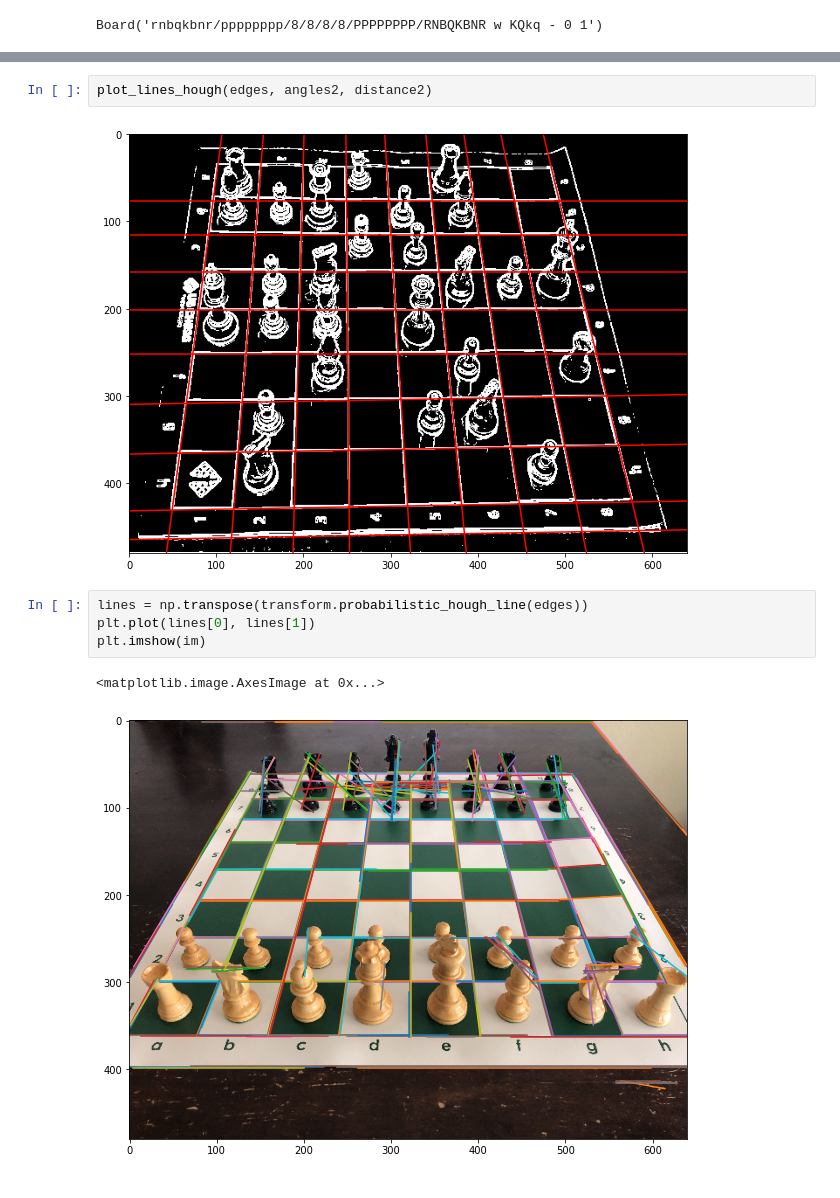
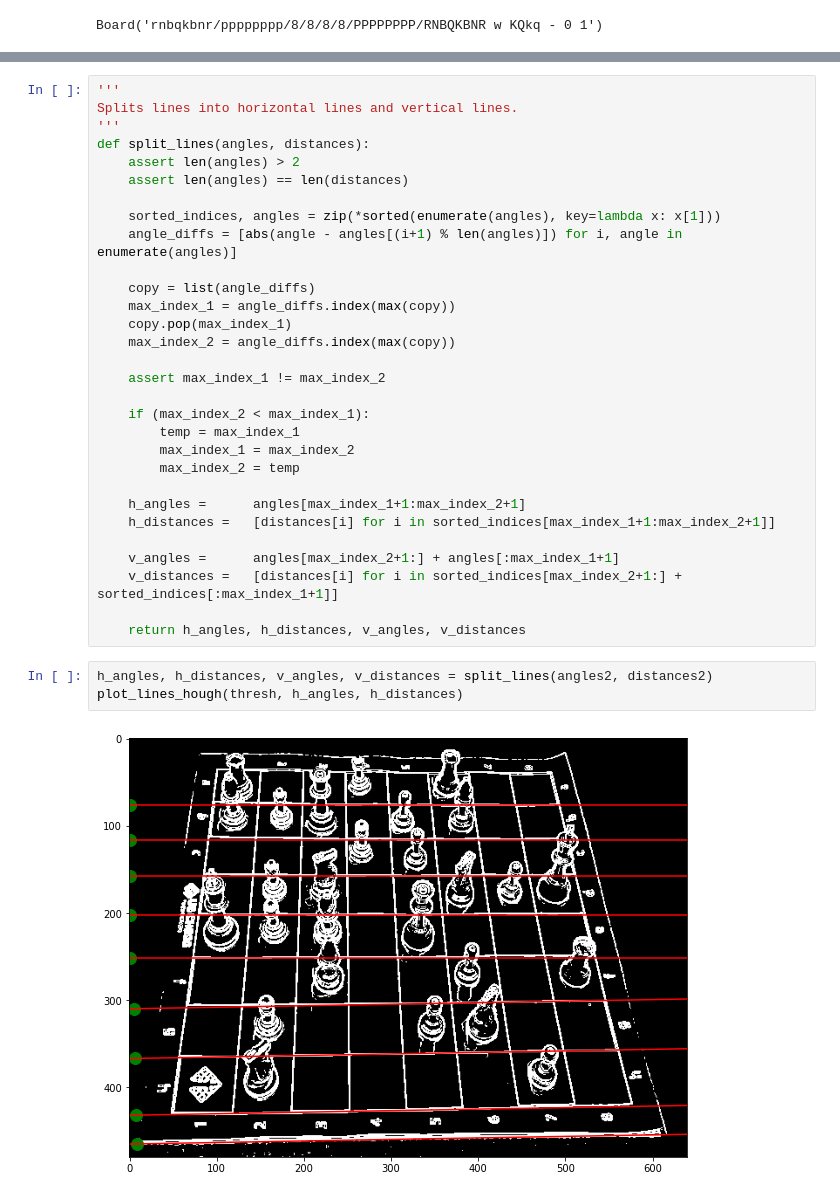
Before and after one commit to tniyer2/chess_image_detection, a Jupyter notebook: chess_detection.ipynb, the cells around one changed output, grey strips where cells are left out. Drawn from its saved outputs; the diff is of its cells as text.

```diff
--- a/chess_detection.ipynb
+++ b/chess_detection.ipynb
@@ -129,11 +152,35 @@ def plot_lines_hough(im, angles, dists):
-# %%
-plot_lines_hough(edges, angles2, distance2)
-# %% [output]
-[figure, removed]
-# %%
-lines = np.transpose(transform.probabilistic_hough_line(edges))
-plt.plot(lines[0], lines[1])
-plt.imshow(im)
-# %% [output]
-<matplotlib.image.AxesImage at 0x...>
-[figure, removed]
+# %%
+'''
+Splits lines into horizontal lines and vertical lines.
+'''
+def split_lines(angles, distances):
+    assert len(angles) > 2
+    assert len(angles) == len(distances)
+
+    sorted_indices, angles = zip(*sorted(enumerate(angles), key=lambda x: x[1]))
+    angle_diffs = [abs(angle - angles[(i+1) % len(angles)]) for i, angle in enumerate(angles)]
+
+    copy = list(angle_diffs)
+    max_index_1 = angle_diffs.index(max(copy))
+    copy.pop(max_index_1)
+    max_index_2 = angle_diffs.index(max(copy))
+
+    assert max_index_1 != max_index_2
+
+    if (max_index_2 < max_index_1):
+        temp = max_index_1
+        max_index_1 = max_index_2
+        max_index_2 = temp
+
+    h_angles =      angles[max_index_1+1:max_index_2+1]
+    h_distances =   [distances[i] for i in sorted_indices[max_index_1+1:max_index_2+1]]
+
+    v_angles =      angles[max_index_2+1:] + angles[:max_index_1+1]
+    v_distances =   [distances[i] for i in sorted_indices[max_index_2+1:] + sorted_indices[:max_index_1+1]]
+
+    return h_angles, h_distances, v_angles, v_distances
+# %%
+h_angles, h_distances, v_angles, v_distances = split_lines(angles2, distances2)
+plot_lines_hough(thresh, h_angles, h_distances)
+# %% [output]
+[figure, added]
```
Also changed, not shown: parts of 13 cells of this notebook.
